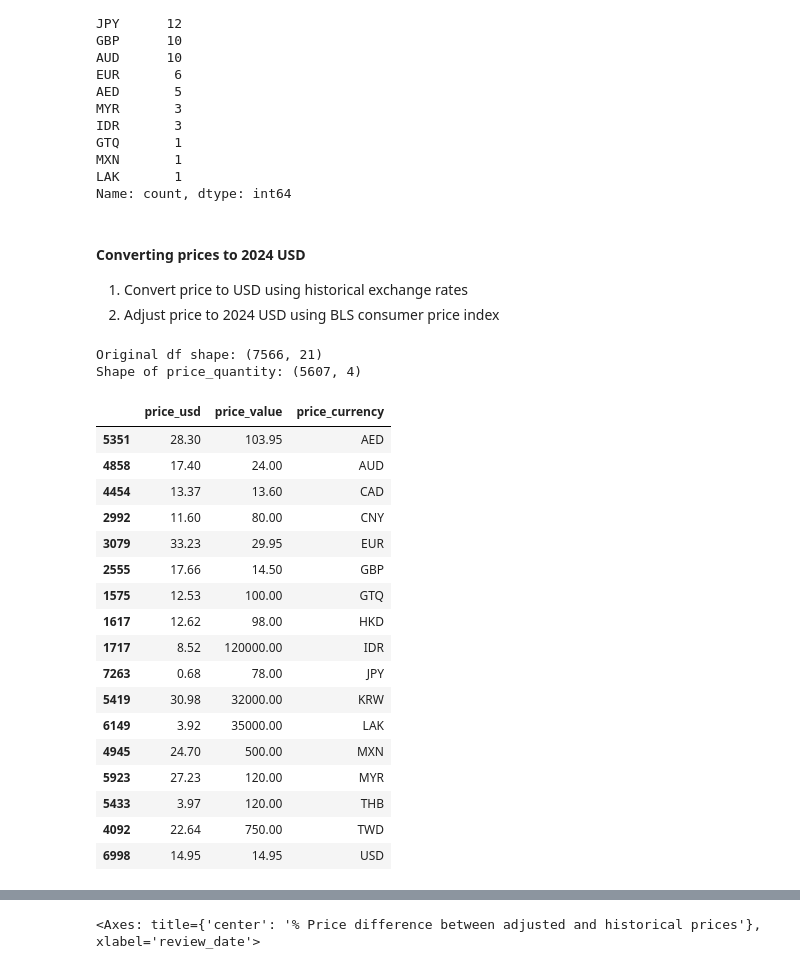
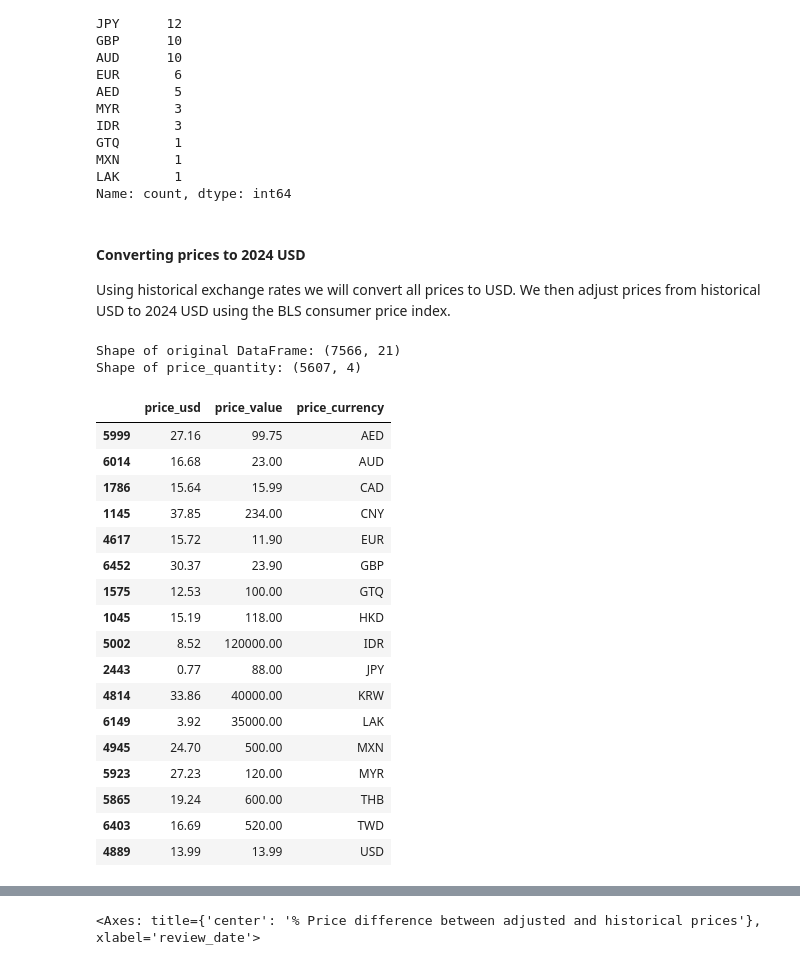
Before and after one commit to tynardone/coffee-review-analysis, a Jupyter notebook: notebooks/1_data_cleaning.ipynb, the cells around one changed output, grey strips where cells are left out. Cells and saved outputs as stored; diff of their text form; code cells hidden in the pictures.

```diff
--- a/notebooks/1_data_cleaning.ipynb
+++ b/notebooks/1_data_cleaning.ipynb
@@ -90,7 +89,7 @@ dtypes: float64(2), object(19)
 memory usage: 1.3+ MB
 # %%
 def tweak_df(df: pd.DataFrame) -> pd.DataFrame:
-    """Initial data cleaning and feature creation"""
+    """Initial data cleaning"""
     return (
         df.assign(
             review_date=lambda df_: pd.to_datetime(df_["review_date"], format="%B %Y"),
@@ -181,6 +174,7 @@ We also filter the dataset to remove all products that came in units of cans, bo
 # %% [markdown]
 ### Cleaning quantities
 # %%
+# Defining list of quantity terms to drop from the dataset
 drop_terms: list[str] = [
     "can",
     "box",
@@ -204,11 +198,12 @@ drop_terms: list[str] = [
     "capsultes",
 ]
 
+# Build a regex string to match any of the drop terms
 drop_terms_string: str = "|".join(drop_terms)
 
 
 def price_quantity_split(df: pd.DataFrame) -> pd.DataFrame:
-    print(f"Original df shape: {df.shape}")
+    """Split the est_price column into price and quantity columns"""
     price_quantity = (
         df
         # Split est_price into columns for price and quantity
@@ -276,9 +271,10 @@ def price_quantity_split(df: pd.DataFrame) -> pd.DataFrame:
         )
         # Drop the original price and quantity columns
         .drop(columns=["price", "quantity"])
-        # remove rows where quantity_unit contains (
+        # Remove rows where quantity_unit contains
         .loc[lambda df_: ~df_["quantity_unit"].str.contains(r"\(", regex=True), :]
     )
+    print(f"Shape of original DataFrame: {df.shape}")
     print(f"Shape of price_quantity: {price_quantity.shape}")
 
     # Merge the price_quantity DataFrame with the original DataFrame
@@ -299,12 +295,14 @@ kilograms       9
 Name: count, dtype: int64
 # %%
 def convert_to_lbs(df: pd.DataFrame) -> pd.DataFrame:
+    """Create a new column with the quantity in pounds"""
     to_lbs_conversion: dict[str, float] = {
         "ounces": 1 / 16,
         "pounds": 1,
         "kilograms": 2.20462,
         "grams": 0.00220462,
     }
+
     df["quantity_in_lbs"] = np.round(
         df["quantity_value"] * df["quantity_unit"].map(to_lbs_conversion), 2
     )
@@ -408,65 +406,65 @@ LAK       1
 Name: count, dtype: int64
 # %% [markdown]
 #### Converting prices to 2024 USD
-
-1. Convert price to USD using historical exchange rates
-2. Adjust price to 2024 USD using BLS consumer price index
+Using historical exchange rates we will convert all prices to USD. We then adjust prices from historical USD to 2024 USD using the BLS consumer price index.
 # %%
 with open(DATA_DIR / "external/openex_exchange_rates.json") as f:
     currency_codes: dict[str, dict[str, float]] = dict(json.load(f))
 
 
-def convert_row(row: pd.Series) -> float | np.float64:
+def convert_row(row: pd.Series) -> float | np.float_:
     try:
-        date: str = row.review_date.strftime("%Y-%m-%d")
-        currency: float = row.price_currency
-        value: float | np.float64 = np.round(row.price_value / currency_codes[date][currency], 2)
+        date: str = str(row.review_date.strftime("%Y-%m-%d"))
+        currency: str = str(row.price_currency)
+        value: float | np.float_ = np.round(
+            row.price_value / currency_codes[date][currency], 2
+        )
     except KeyError:
         value = np.nan
     return value
 
 
 def convert_currency(df: pd.DataFrame) -> pd.DataFrame:
     df["price_usd"] = df.apply(convert_row, axis=1)
     return df
 
 
 df = (
     df_in.pipe(tweak_df)
     .pipe(price_quantity_split)
     .pipe(clean_currency)
     .pipe(convert_currency)
 )
 
 
 df.groupby("price_currency")[
     [
         "price_usd",
         "price_value",
         "price_currency",
     ]
 ].sample(1)
 # %% [output]
-Original df shape: (7566, 21)
+Shape of original DataFrame: (7566, 21)
 Shape of price_quantity: (5607, 4)
 |  | price_usd | price_value | price_currency |
-| 5351 | 28.30 | 103.95 | AED |
-| 4858 | 17.40 | 24.00 | AUD |
-| 4454 | 13.37 | 13.60 | CAD |
-| 2992 | 11.60 | 80.00 | CNY |
-| 3079 | 33.23 | 29.95 | EUR |
-| 2555 | 17.66 | 14.50 | GBP |
+| 5999 | 27.16 | 99.75 | AED |
+| 6014 | 16.68 | 23.00 | AUD |
+| 1786 | 15.64 | 15.99 | CAD |
+| 1145 | 37.85 | 234.00 | CNY |
+| 4617 | 15.72 | 11.90 | EUR |
+| 6452 | 30.37 | 23.90 | GBP |
 | 1575 | 12.53 | 100.00 | GTQ |
-| 1617 | 12.62 | 98.00 | HKD |
-| 1717 | 8.52 | 120000.00 | IDR |
-| 7263 | 0.68 | 78.00 | JPY |
-| 5419 | 30.98 | 32000.00 | KRW |
+| 1045 | 15.19 | 118.00 | HKD |
+| 5002 | 8.52 | 120000.00 | IDR |
+| 2443 | 0.77 | 88.00 | JPY |
+| 4814 | 33.86 | 40000.00 | KRW |
 | 6149 | 3.92 | 35000.00 | LAK |
 | 4945 | 24.70 | 500.00 | MXN |
 | 5923 | 27.23 | 120.00 | MYR |
-| 5433 | 3.97 | 120.00 | THB |
-| 4092 | 22.64 | 750.00 | TWD |
-| 6998 | 14.95 | 14.95 | USD |
+| 5865 | 19.24 | 600.00 | THB |
+| 6403 | 16.69 | 520.00 | TWD |
+| 4889 | 13.99 | 13.99 | USD |
 # %%
 def load_cpi_dataframe(file_path: Path) -> pd.DataFrame:
     """Loads and transforms the CPI data."""
```
Also changed, not shown: parts of 16 cells of this notebook, 2 other files.
